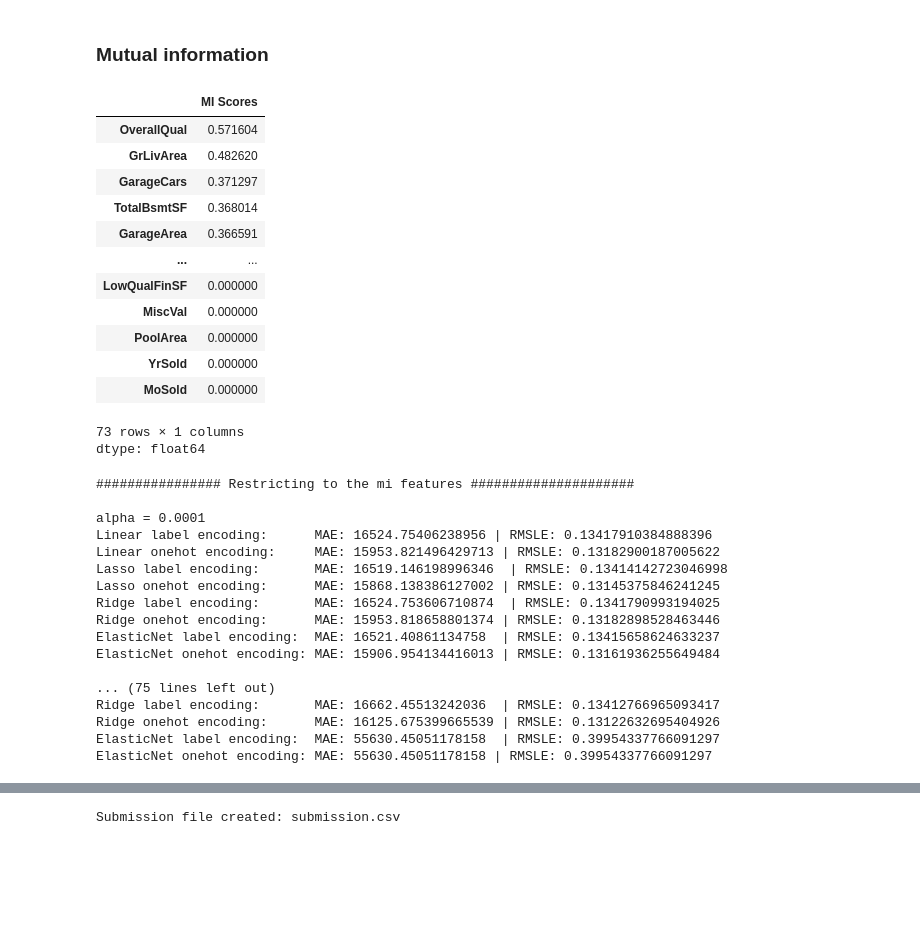
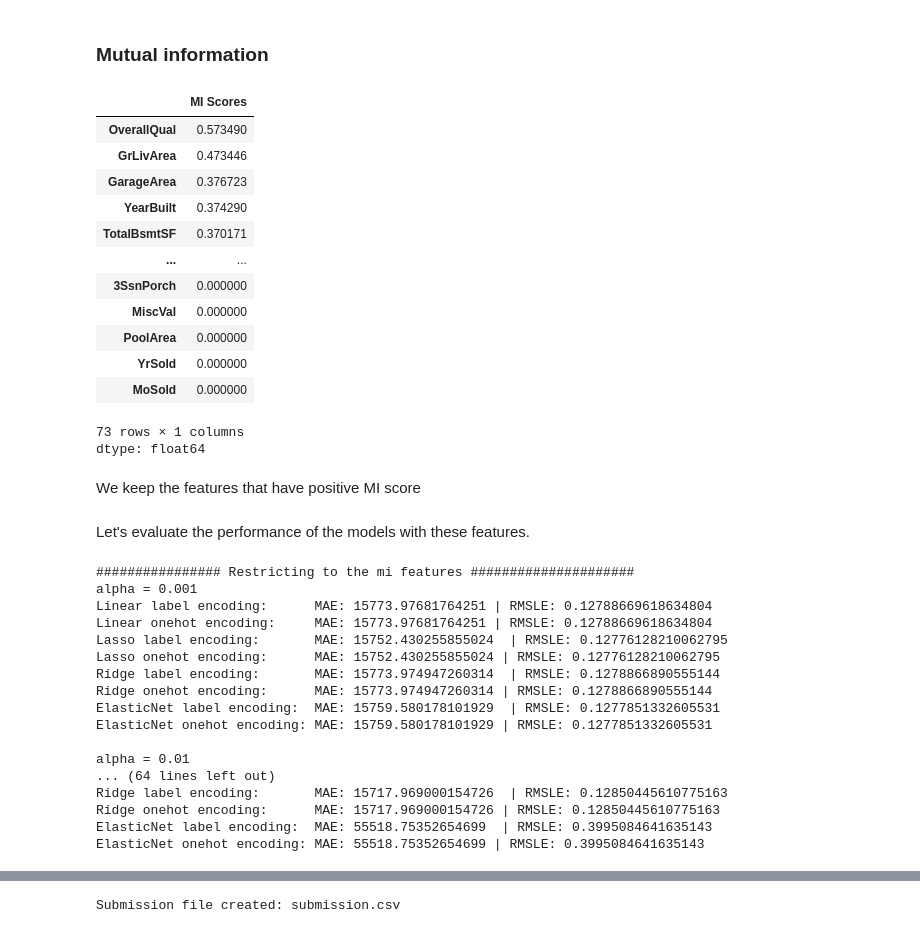
Before and after one commit to Jsrodrigue/House-Prices---Advanced-Regression-Techniques, a Jupyter notebook: notebooks/house_prices_model_selection.ipynb, the cells around one changed output, grey strips where cells are left out. Drawn from its saved outputs; the diff is of its cells as text; code cells hidden in the pictures; blank space fills up the shorter version.

```diff
--- a/notebooks/house_prices_model_selection.ipynb
+++ b/notebooks/house_prices_model_selection.ipynb
@@ -608,22 +671,24 @@ def plot_mi_scores(mi_scores, top_n=None):
 # %%
 # Obtener MI scores
-mi_scores = get_mi_scores(X_label, y, discrete_features=[col in categorical_features for col in X_label.columns])
+mi_scores = get_mi_scores(X_label, y, discrete_features=[col in categorical_features_all for col in X_label.columns])
 
 mi_scores
 # %% [output]
 |  | MI Scores |
-| OverallQual | 0.571604 |
-| GrLivArea | 0.482620 |
-| GarageCars | 0.371297 |
-| TotalBsmtSF | 0.368014 |
-| GarageArea | 0.366591 |
+| OverallQual | 0.573490 |
+| GrLivArea | 0.473446 |
+| GarageArea | 0.376723 |
+| YearBuilt | 0.374290 |
+| TotalBsmtSF | 0.370171 |
 | ... | ... |
-| LowQualFinSF | 0.000000 |
+| 3SsnPorch | 0.000000 |
 | MiscVal | 0.000000 |
 | PoolArea | 0.000000 |
 | YrSold | 0.000000 |
 | MoSold | 0.000000 |
 73 rows × 1 columns
 dtype: float64
+# %% [markdown]
+We keep the features that have positive MI score
 # %%
 mi_features = mi_scores[mi_scores>0].index.tolist()
@@ -633,29 +697,31 @@ mi_elastic_features = list(set(mi_features)&set(elastic_features))
+# %% [markdown]
+Let's evaluate the performance of the models with these features.
 # %%
-print('################ Restricting to the mi features #####################\n')
+print('################ Restricting to the mi features #####################')
 
-alphas =[0.0001, 0.001, 0.01, 0.1, 1, 10, 50, 75, 100]
+alphas =[ 0.001, 0.01, 0.1, 1, 10, 50, 75, 100]
 for alpha in alphas:
   print(f'alpha = {alpha}')
-  evaluate_all_linear(X[mi_elastic_features]  ,y, alpha=alpha)
+  evaluate_all_linear(X_mi  ,y, numeric_columns=numeric_columns_mi ,alpha=alpha)
   print()
 # %% [output]
 ################ Restricting to the mi features #####################
+alpha = 0.001
+Linear label encoding:      MAE: 15773.97681764251 | RMSLE: 0.12788669618634804
+Linear onehot encoding:     MAE: 15773.97681764251 | RMSLE: 0.12788669618634804
+Lasso label encoding:       MAE: 15752.430255855024  | RMSLE: 0.12776128210062795
+Lasso onehot encoding:      MAE: 15752.430255855024 | RMSLE: 0.12776128210062795
+Ridge label encoding:       MAE: 15773.974947260314  | RMSLE: 0.1278866890555144
+Ridge onehot encoding:      MAE: 15773.974947260314 | RMSLE: 0.1278866890555144
+ElasticNet label encoding:  MAE: 15759.580178101929  | RMSLE: 0.1277851332605531
+ElasticNet onehot encoding: MAE: 15759.580178101929 | RMSLE: 0.1277851332605531
 
-alpha = 0.0001
-Linear label encoding:      MAE: 16524.75406238956 | RMSLE: 0.13417910384888396
-Linear onehot encoding:     MAE: 15953.821496429713 | RMSLE: 0.13182900187005622
-Lasso label encoding:       MAE: 16519.146198996346  | RMSLE: 0.13414142723046998
-Lasso onehot encoding:      MAE: 15868.138386127002 | RMSLE: 0.13145375846241245
-Ridge label encoding:       MAE: 16524.753606710874  | RMSLE: 0.1341790993194025
-Ridge onehot encoding:      MAE: 15953.818658801374 | RMSLE: 0.13182898528463446
-ElasticNet label encoding:  MAE: 16521.40861134758  | RMSLE: 0.13415658624633237
-ElasticNet onehot encoding: MAE: 15906.954134416013 | RMSLE: 0.13161936255649484
-
-... (75 lines left out)
-Ridge label encoding:       MAE: 16662.45513242036  | RMSLE: 0.13412766965093417
-Ridge onehot encoding:      MAE: 16125.675399665539 | RMSLE: 0.13122632695404926
-ElasticNet label encoding:  MAE: 55630.45051178158  | RMSLE: 0.39954337766091297
-ElasticNet onehot encoding: MAE: 55630.45051178158 | RMSLE: 0.39954337766091297
+alpha = 0.01
+... (64 lines left out)
+Ridge label encoding:       MAE: 15717.969000154726  | RMSLE: 0.12850445610775163
+Ridge onehot encoding:      MAE: 15717.969000154726 | RMSLE: 0.12850445610775163
+ElasticNet label encoding:  MAE: 55518.75352654699  | RMSLE: 0.3995084641635143
+ElasticNet onehot encoding: MAE: 55518.75352654699 | RMSLE: 0.3995084641635143
 # %%
 
 
```
Also changed, not shown: parts of 59 cells of this notebook, 4 other files.
